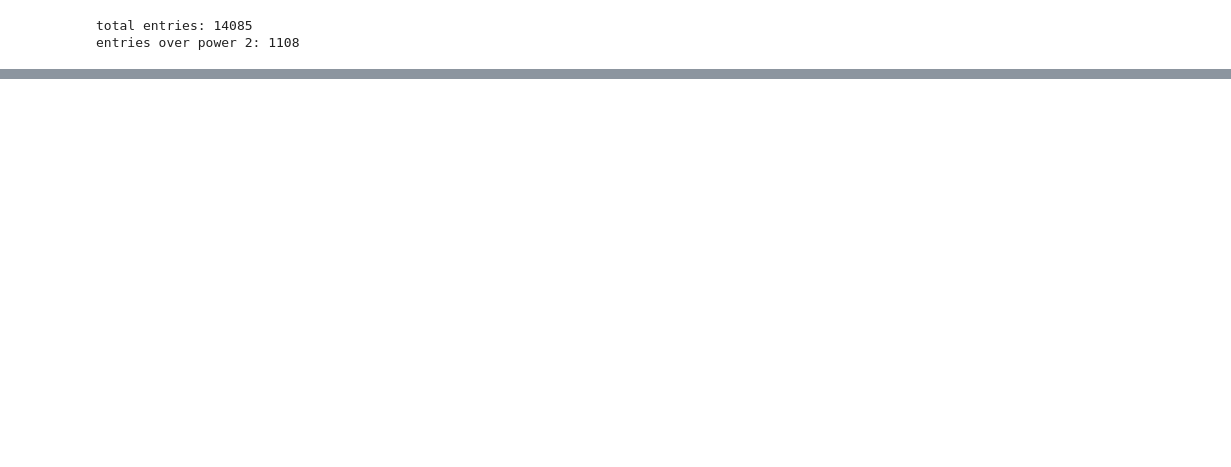
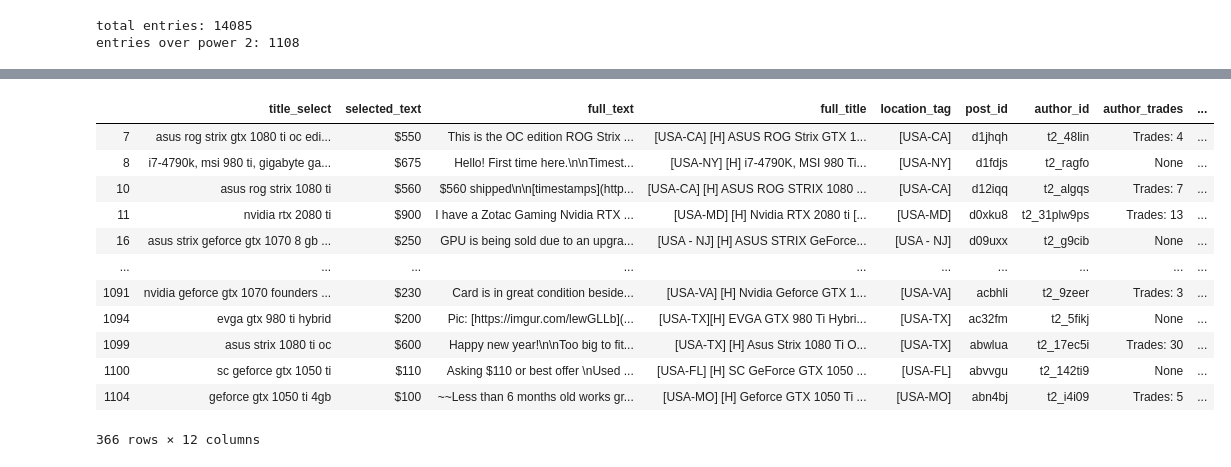
Before and after one commit to ErinMyLungs/Aesop-s-Pawnshop, a Jupyter notebook: notebooks/EDA Used Nvidia GPUs.ipynb, the cells around one changed output, grey strips where cells are left out. Saved outputs shown, nothing was run; the diff lists cells and outputs as text; code cells hidden in the pictures; blank space fills up the shorter version.

```diff
--- a/notebooks/EDA Used Nvidia GPUs.ipynb
+++ b/notebooks/EDA Used Nvidia GPUs.ipynb
@@ -18,3 +21,6 @@ df['price'] = df['selected_text'].map(lambda x: int(x[1:].strip()))
+# %%
+with open('/home/erin/PycharmProjects/HardwareScrape/data/df.P', 'rb') as pickle_file:
+    df = pickle.load(pickle_file)
 # %%
 def drop_multi_item_posts(df):
     df['split_num'] = df['title_select'].str.split(',')
@@ -23,3 +29,4 @@ def drop_multi_item_posts(df):
     df = df.loc[df['split_num'] == 1].copy()
     df = df.drop(['split_num'], axis=1)
     return df
+df = drop_multi_item_posts(df)
@@ -43,0 +40,22 @@ See the caveats in the documentation: http://pandas.pydata.org/pandas-docs/stabl
+# %%
+def drop_undesirable_data(df):
+    df = df.loc[df['full_text'].str.contains('laptop') == False]
+    df = df.loc[df['title_select'].str.contains('laptop') == False]
+    df = df.loc[df['post_id'] != 'bl70vy']
+    df = df.loc[df['model'].isnull()==False]
+
+    df = df.loc[df['model'] != '120'] #MSI Laptop
+    df = df.loc[df['model'] != '2400'] #Ryzen 2400g
+    df = df.loc[df['model'] != '290'] #multi item post
+    df = df.loc[df['model'] != '299'] #multi item
+    df = df.loc[df['model'] != '3570']
+    df = df.loc[df['model'] != '480']#amd rx 480
+    df = df.loc[df['model'] != '503']
+    df = df.loc[df['model'] != '6600'] #full pc sale
+    df = df.loc[df['model'] != '6700'] #full pc sale
+    df = df.loc[df['model'] != '7700'] # full pc sale
+    df = df.loc[df['model'] != '870'] # full pc sale
+
+
+    return df
+df = drop_undesirable_data(df)
@@ -83,0 +84,16 @@ df.loc[df['title_select'].str.len() > 80]
+# %%
+df.loc[df['ti'] == True]
+# %% [output]
+|  | title_select | selected_text | full_text | full_title | location_tag | post_id | author_id | author_trades | ... |
+| 7 | asus rog strix gtx 1080 ti oc edi... | $550 | This is the OC edition ROG Strix ... | [USA-CA] [H] ASUS ROG Strix GTX 1... | [USA-CA] | d1jhqh | t2_48lin | Trades: 4 | ... |
+| 8 | i7-4790k, msi 980 ti, gigabyte ga... | $675 | Hello! First time here.\n\nTimest... | [USA-NY] [H] i7-4790K, MSI 980 Ti... | [USA-NY] | d1fdjs | t2_ragfo | None | ... |
+| 10 | asus rog strix 1080 ti | $560 | $560 shipped\n\n[timestamps](http... | [USA-CA] [H] ASUS ROG STRIX 1080 ... | [USA-CA] | d12iqq | t2_algqs | Trades: 7 | ... |
+| 11 | nvidia rtx 2080 ti | $900 | I have a Zotac Gaming Nvidia RTX ... | [USA-MD] [H] Nvidia RTX 2080 ti [... | [USA-MD] | d0xku8 | t2_31plw9ps | Trades: 13 | ... |
+| 16 | asus strix geforce gtx 1070 8 gb ... | $250 | GPU is being sold due to an upgra... | [USA - NJ] [H] ASUS STRIX GeForce... | [USA - NJ] | d09uxx | t2_g9cib | None | ... |
+| ... | ... | ... | ... | ... | ... | ... | ... | ... | ... |
+| 1091 | nvidia geforce gtx 1070 founders ... | $230 | Card is in great condition beside... | [USA-VA] [H] Nvidia Geforce GTX 1... | [USA-VA] | acbhli | t2_9zeer | Trades: 3 | ... |
+| 1094 | evga gtx 980 ti hybrid | $200 | Pic: [https://imgur.com/lewGLLb](... | [USA-TX][H] EVGA GTX 980 Ti Hybri... | [USA-TX] | ac32fm | t2_5fikj | None | ... |
+| 1099 | asus strix 1080 ti oc | $600 | Happy new year!\n\nToo big to fit... | [USA-TX] [H] Asus Strix 1080 Ti O... | [USA-TX] | abwlua | t2_17ec5i | Trades: 30 | ... |
+| 1100 | sc geforce gtx 1050 ti | $110 | Asking $110 or best offer \nUsed ... | [USA-FL] [H] SC GeForce GTX 1050 ... | [USA-FL] | abvvgu | t2_142ti9 | None | ... |
+| 1104 | geforce gtx 1050 ti 4gb | $100 | ~~Less than 6 months old works gr... | [USA-MO] [H] Geforce GTX 1050 Ti ... | [USA-MO] | abn4bj | t2_i4i09 | Trades: 5 | ... |
+366 rows × 12 columns
```
Also changed, not shown: parts of 24 cells of this notebook, 2 other files.
